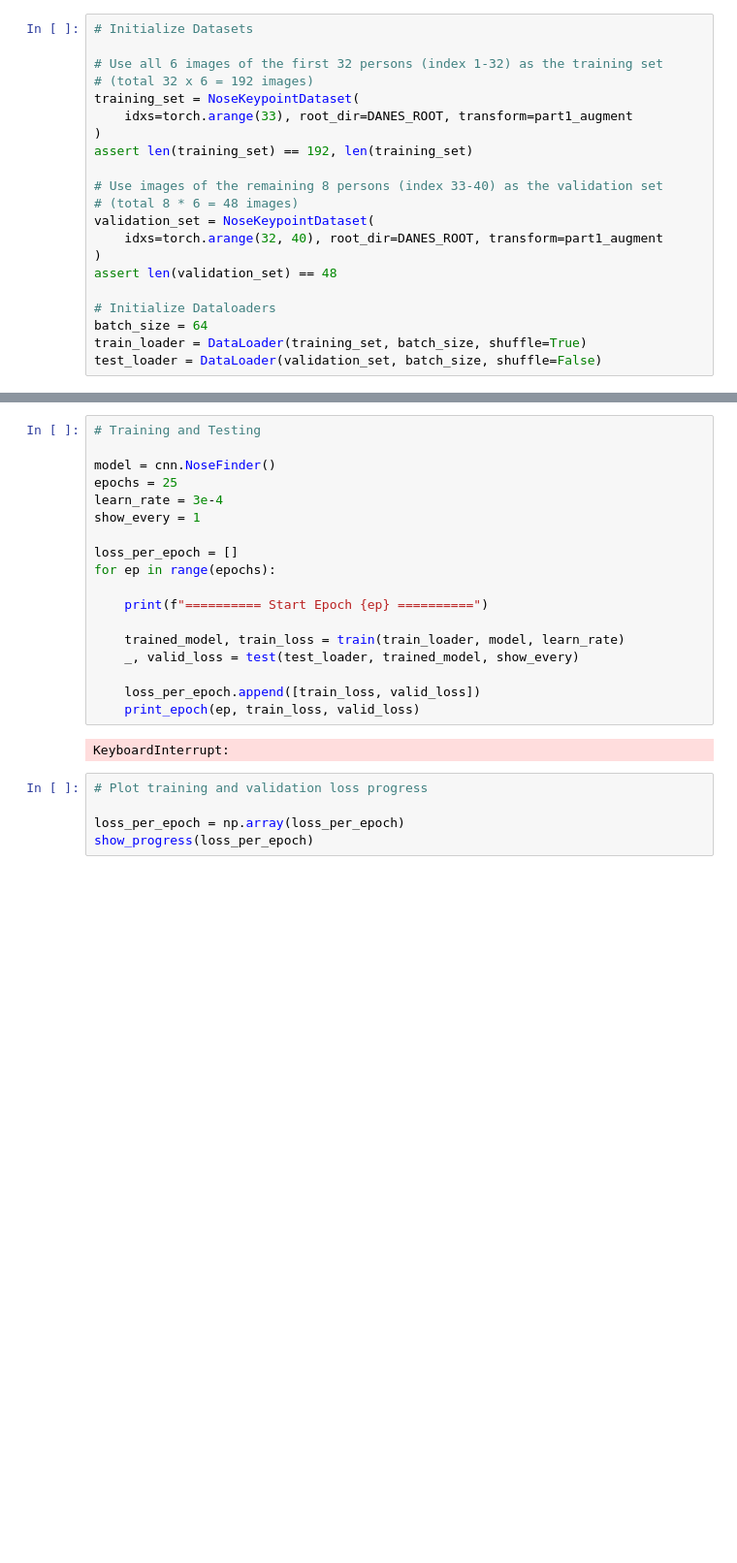
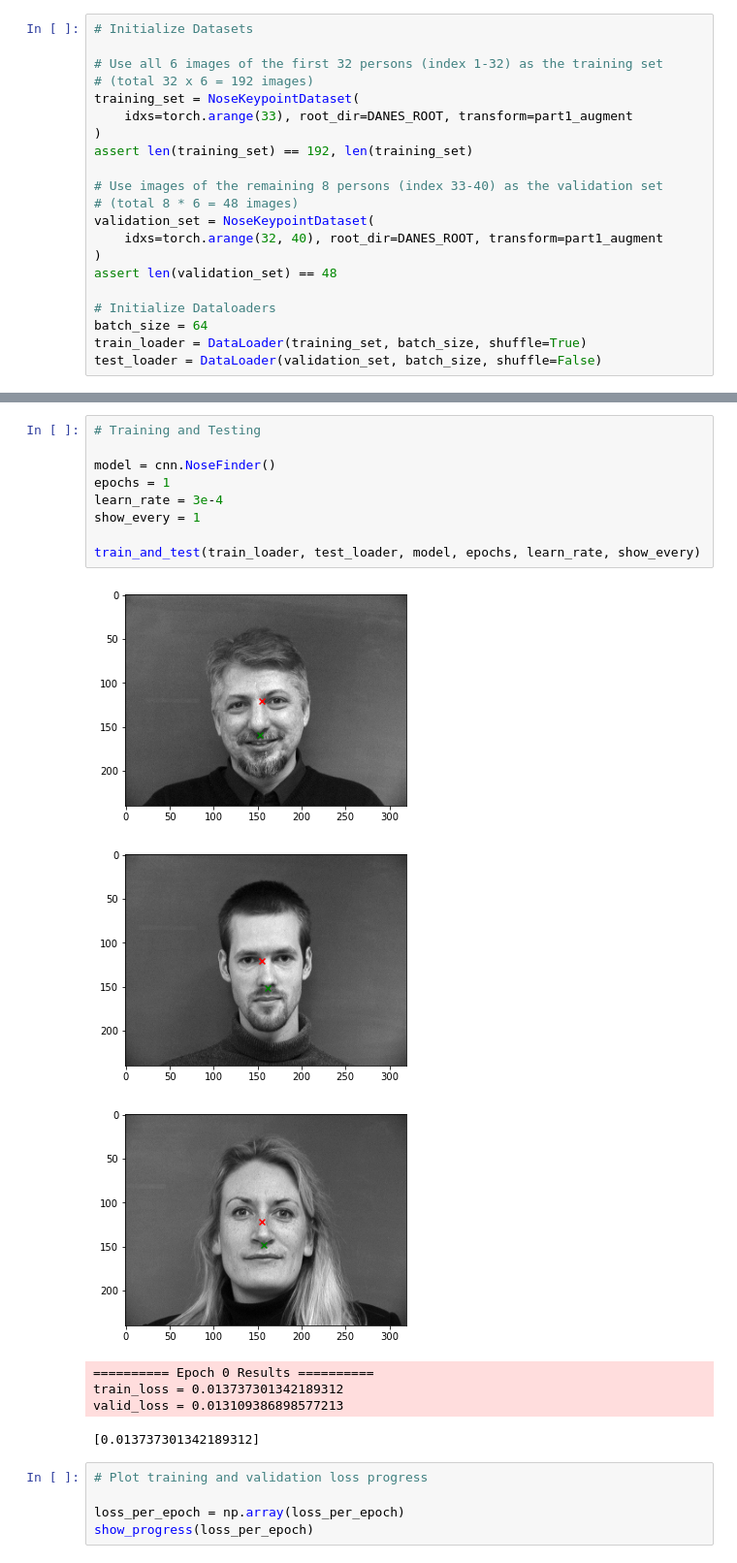
Before and after one commit to aprilsin/cs194-proj4, a Jupyter notebook: main.ipynb, the cells around one changed output, grey strips where cells are left out. Shown at 97% size. Saved outputs shown, nothing was run; the diff lists cells and outputs as text; blank space fills up the shorter version.

Commit message:
Revert back to loading gradyscale images. Add train_and_test function make show_progress show only one plot instead of both train and validation loss

```diff
--- a/main.ipynb
+++ b/main.ipynb
@@ -72,23 +75,20 @@ show_keypoints(training_set[134][0], training_set[134][1])
 # %%
 # Training and Testing
 
 model = cnn.NoseFinder()
-epochs = 25
+epochs = 1
 learn_rate = 3e-4
 show_every = 1
 
-loss_per_epoch = []
-for ep in range(epochs):
-
-    print(f"========== Start Epoch {ep} ==========")
-
-    trained_model, train_loss = train(train_loader, model, learn_rate)
-    _, valid_loss = test(test_loader, trained_model, show_every)
-
-    loss_per_epoch.append([train_loss, valid_loss])
-    print_epoch(ep, train_loss, valid_loss)
+train_and_test(train_loader, test_loader, model, epochs, learn_rate, show_every)
 # %% [output]
+[figure, added]
+[figure, added]
+[figure, added]
-KeyboardInterrupt:
+========== Epoch 0 Results ==========
+train_loss = 0.013737301342189312
+valid_loss = 0.013109386898577213
+[0.013737301342189312]
 # %%
 # Plot training and validation loss progress
 
```
Also changed, not shown: parts of 8 cells of this notebook, 5 other files.
